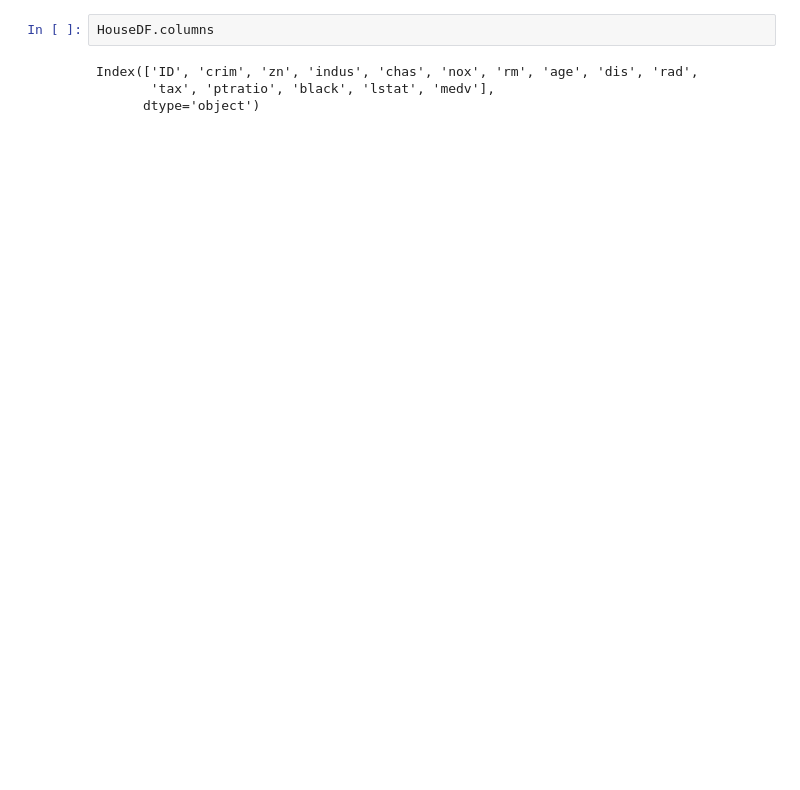
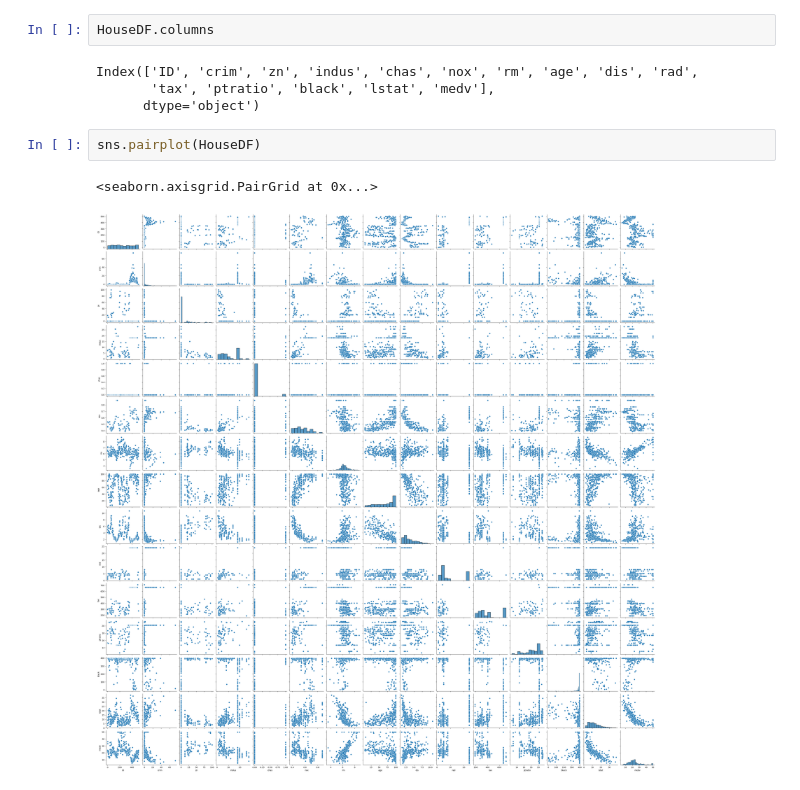
Before and after one commit to flashingCards/House-Prize-Prediction, a Jupyter notebook: p.ipynb, the cells around one changed output. Cells and saved outputs as stored; diff of their text form; blank space fills up the shorter version.

```diff
--- a/p.ipynb
+++ b/p.ipynb
@@ -60,3 +60,8 @@ HouseDF.columns
 Index(['ID', 'crim', 'zn', 'indus', 'chas', 'nox', 'rm', 'age', 'dis', 'rad',
        'tax', 'ptratio', 'black', 'lstat', 'medv'],
       dtype='object')
+# %%
+sns.pairplot(HouseDF)
+# %% [output]
+<seaborn.axisgrid.PairGrid at 0x...>
+[figure, added]
```
Also changed, not shown: parts of 1 cell of this notebook, 1 other file.
